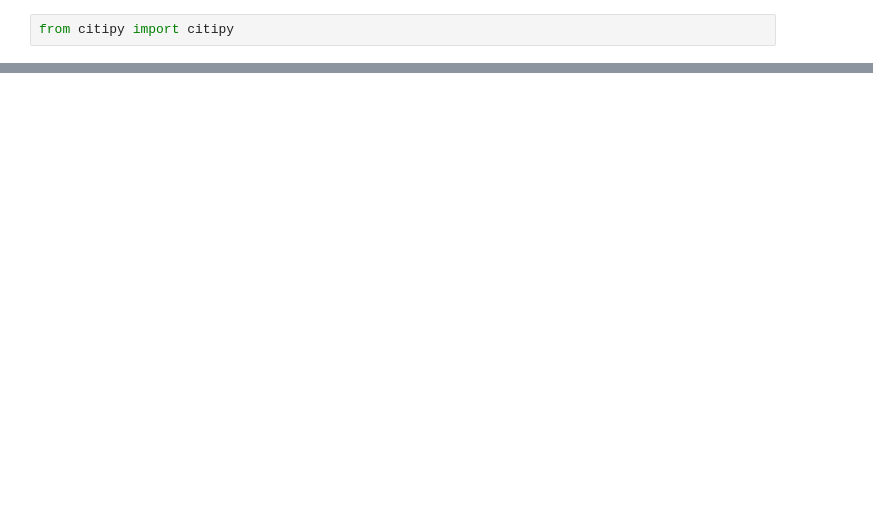
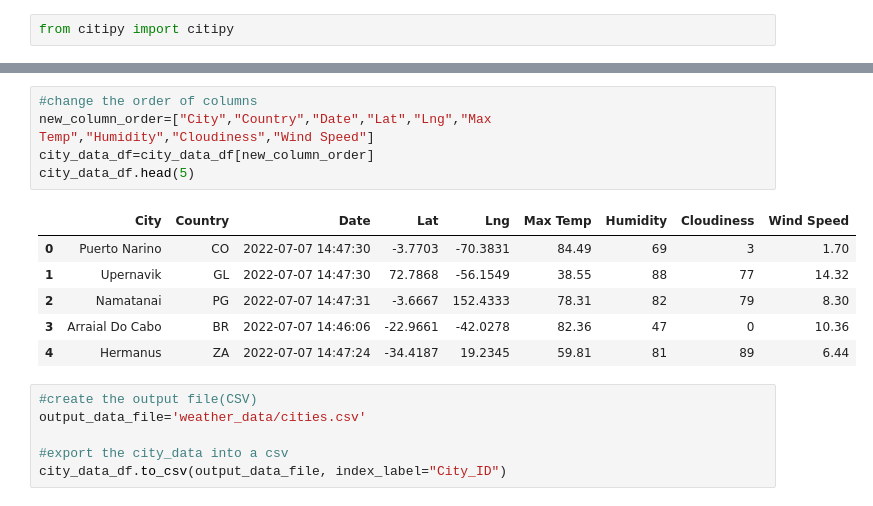
Before and after one commit to huzeyfecanbaz/World_Weather_Analysis, a Jupyter notebook: WeatherPy.ipynb, the cells around one changed output, grey strips where cells are left out. Drawn from its saved outputs; the diff is of its cells as text; blank space fills up the shorter version.

Commit message:
500 cities added

```diff
--- a/WeatherPy.ipynb
+++ b/WeatherPy.ipynb
@@ -54,0 +163,18 @@ len(cities)
+# %%
+#change the order of columns
+new_column_order=["City","Country","Date","Lat","Lng","Max Temp","Humidity","Cloudiness","Wind Speed"]
+city_data_df=city_data_df[new_column_order]
+city_data_df.head(5)
+# %% [output]
+|  | City | Country | Date | Lat | Lng | Max Temp | Humidity | Cloudiness | Wind Speed |
+| 0 | Puerto Narino | CO | 2022-07-07 14:47:30 | -3.7703 | -70.3831 | 84.49 | 69 | 3 | 1.70 |
+| 1 | Upernavik | GL | 2022-07-07 14:47:30 | 72.7868 | -56.1549 | 38.55 | 88 | 77 | 14.32 |
+| 2 | Namatanai | PG | 2022-07-07 14:47:31 | -3.6667 | 152.4333 | 78.31 | 82 | 79 | 8.30 |
+| 3 | Arraial Do Cabo | BR | 2022-07-07 14:46:06 | -22.9661 | -42.0278 | 82.36 | 47 | 0 | 10.36 |
+| 4 | Hermanus | ZA | 2022-07-07 14:47:24 | -34.4187 | 19.2345 | 59.81 | 81 | 89 | 6.44 |
+# %%
+#create the output file(CSV)
+output_data_file='weather_data/cities.csv'
+
+#export the city_data into a csv
+city_data_df.to_csv(output_data_file, index_label="City_ID")
```
Also changed, not shown: parts of 7 cells of this notebook.
